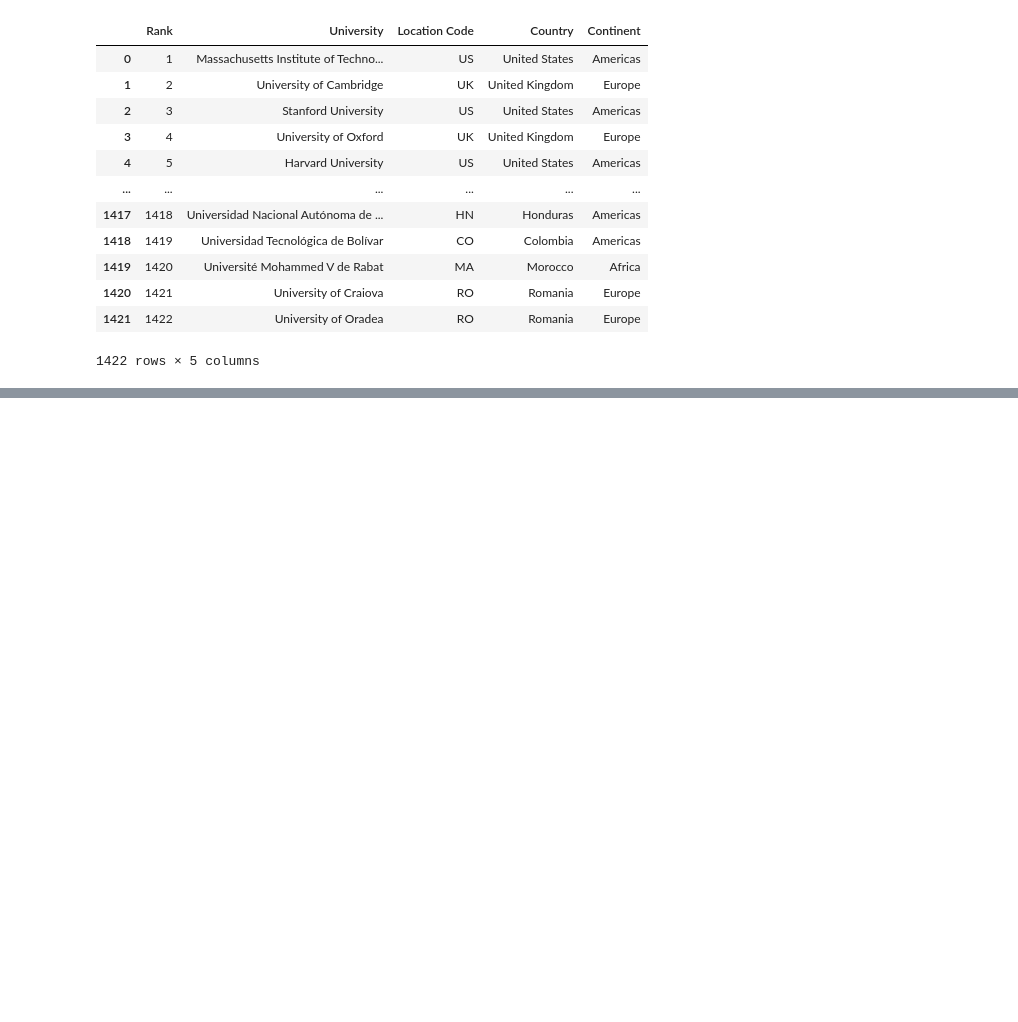
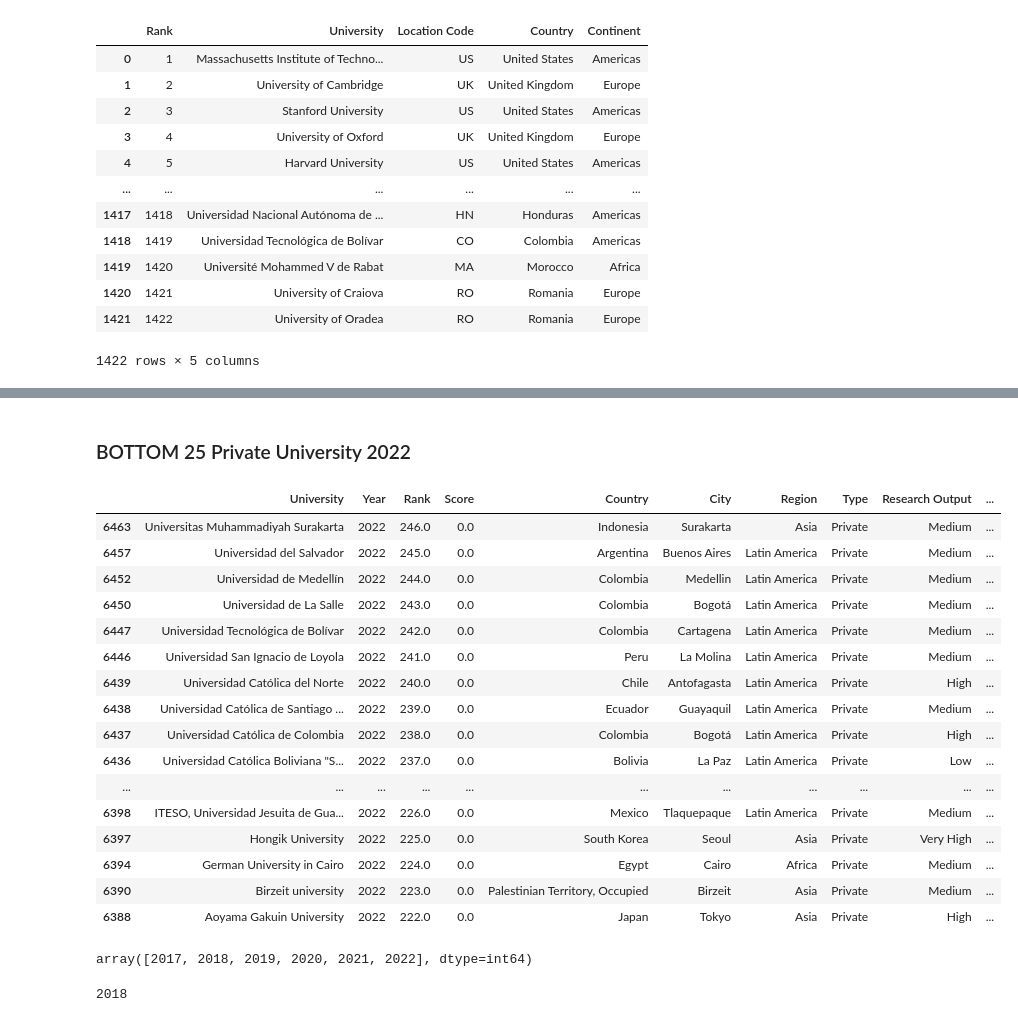
Before and after one commit to Lunczer93/Python_Project_4_World_University_Ranking, a Jupyter notebook: Python_Project_4_World_University_Ranking.ipynb, the cells around one changed output, grey strips where cells are left out. Saved outputs shown, nothing was run; the diff lists cells and outputs as text; code cells hidden in the pictures; blank space fills up the shorter version.

```diff
--- a/Python_Project_4_World_University_Ranking.ipynb
+++ b/Python_Project_4_World_University_Ranking.ipynb
@@ -697,0 +1743,30 @@ NewWorldUniversityRanking2023[NewWorldUniversityRanking2023.isnull().any(axis=1)
+# %% [markdown]
+### BOTTOM 25 Private University 2022
+# %%
+PrivateWorldUniversityRanking2022.nlargest(25,'Rank')
+# %% [output]
+|  | University | Year | Rank | Score | Country | City | Region | Type | Research Output | ... |
+| 6463 | Universitas Muhammadiyah Surakarta | 2022 | 246.0 | 0.0 | Indonesia | Surakarta | Asia | Private | Medium | ... |
+| 6457 | Universidad del Salvador | 2022 | 245.0 | 0.0 | Argentina | Buenos Aires | Latin America | Private | Medium | ... |
+| 6452 | Universidad de Medellín | 2022 | 244.0 | 0.0 | Colombia | Medellin | Latin America | Private | Medium | ... |
+| 6450 | Universidad de La Salle | 2022 | 243.0 | 0.0 | Colombia | Bogotá | Latin America | Private | Medium | ... |
+| 6447 | Universidad Tecnológica de Bolívar | 2022 | 242.0 | 0.0 | Colombia | Cartagena | Latin America | Private | Medium | ... |
+| 6446 | Universidad San Ignacio de Loyola | 2022 | 241.0 | 0.0 | Peru | La Molina | Latin America | Private | Medium | ... |
+| 6439 | Universidad Católica del Norte | 2022 | 240.0 | 0.0 | Chile | Antofagasta | Latin America | Private | High | ... |
+| 6438 | Universidad Católica de Santiago ... | 2022 | 239.0 | 0.0 | Ecuador | Guayaquil | Latin America | Private | Medium | ... |
+| 6437 | Universidad Católica de Colombia | 2022 | 238.0 | 0.0 | Colombia | Bogotá | Latin America | Private | High | ... |
+| 6436 | Universidad Católica Boliviana "S... | 2022 | 237.0 | 0.0 | Bolivia | La Paz | Latin America | Private | Low | ... |
+| ... | ... | ... | ... | ... | ... | ... | ... | ... | ... | ... |
+| 6398 | ITESO, Universidad Jesuita de Gua... | 2022 | 226.0 | 0.0 | Mexico | Tlaquepaque | Latin America | Private | Medium | ... |
+| 6397 | Hongik University | 2022 | 225.0 | 0.0 | South Korea | Seoul | Asia | Private | Very High | ... |
+| 6394 | German University in Cairo | 2022 | 224.0 | 0.0 | Egypt | Cairo | Africa | Private | Medium | ... |
+| 6390 | Birzeit university | 2022 | 223.0 | 0.0 | Palestinian Territory, Occupied | Birzeit | Asia | Private | Medium | ... |
+| 6388 | Aoyama Gakuin University | 2022 | 222.0 | 0.0 | Japan | Tokyo | Asia | Private | High | ... |
+# %%
+NewWorldUniversityRanking20172022['Year'].unique()
+# %% [output]
+array([2017, 2018, 2019, 2020, 2021, 2022], dtype=int64)
+# %%
+NewWorldUniversityRankingShanghai['Year'].max()
+# %% [output]
+2018
```
Also changed, not shown: parts of 105 cells of this notebook, 2 other files.
